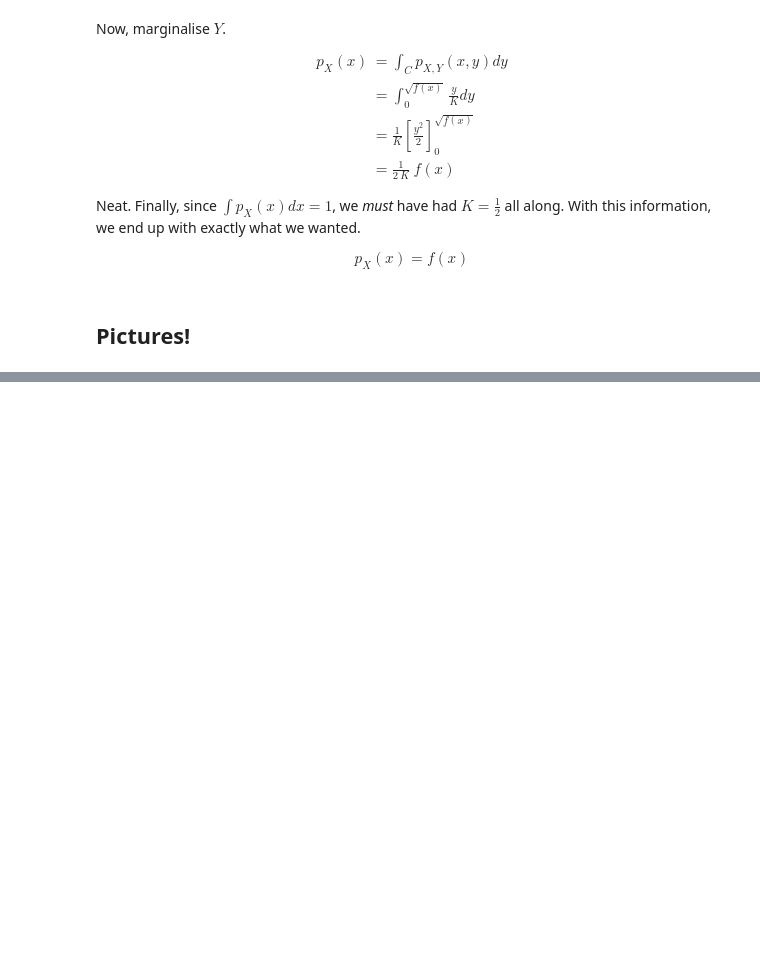
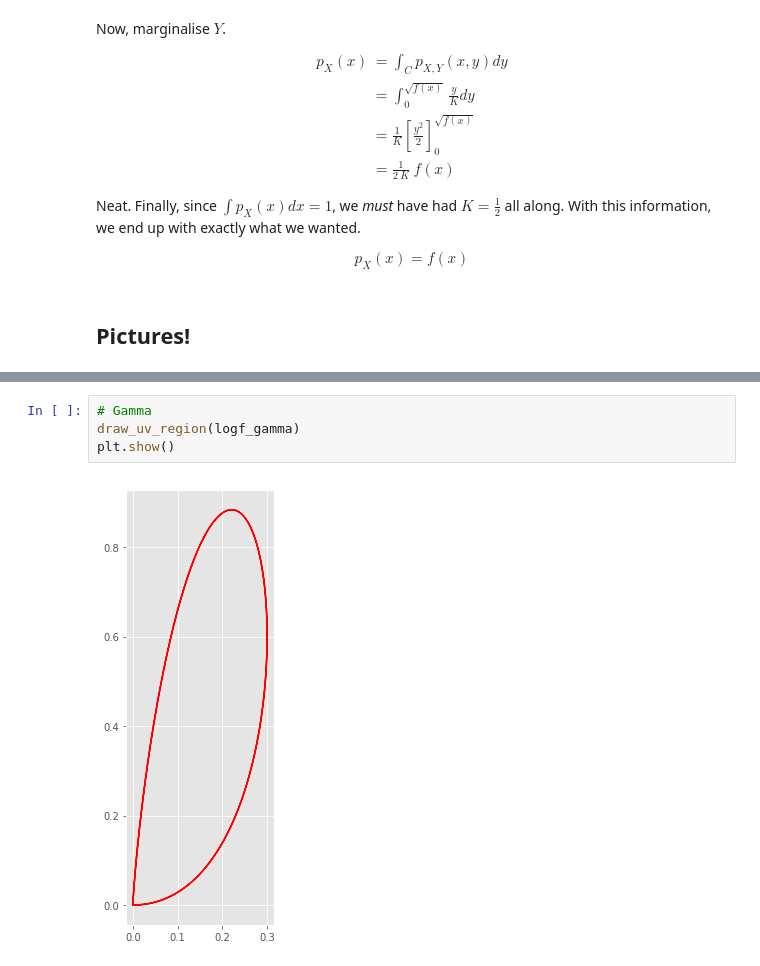
Before and after one commit to drpeteb/ratio-of-uniforms-sampling, a Jupyter notebook: ratio-of-uniforms-sampling.ipynb, the cells around one changed output, grey strips where cells are left out. Drawn from its saved outputs; the diff is of its cells as text; blank space fills up the shorter version.

```diff
--- a/ratio-of-uniforms-sampling.ipynb
+++ b/ratio-of-uniforms-sampling.ipynb
@@ -98,0 +121,6 @@ draw_uv_region(lambda x: np.exp(-x) if x >= 0 else 0)
+# %%
+# Gamma
+draw_uv_region(logf_gamma)
+plt.show()
+# %% [output]
+[figure, added]
```
Also changed, not shown: parts of 28 cells of this notebook.
